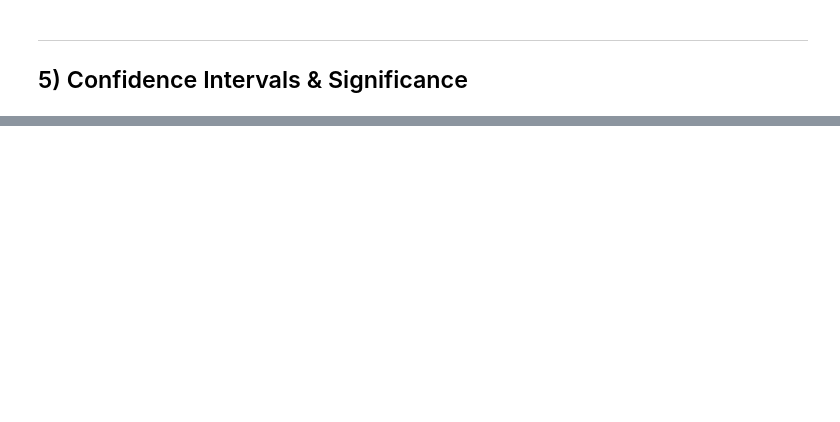
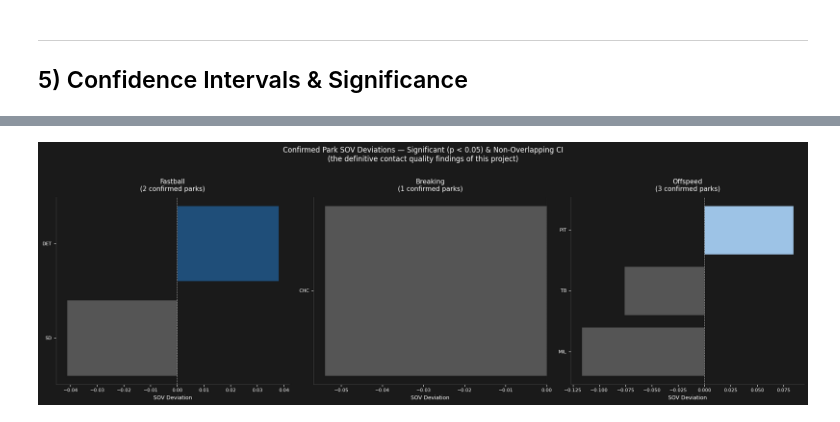
Before and after one commit to brycemgelarden/MLB_Ballpark_Factor_Analysis, a Jupyter notebook: notebooks/06_contact_quality_by_pitch.ipynb, the cells around one changed output, grey strips where cells are left out. Drawn from its saved outputs; the diff is of its cells as text; code cells hidden in the pictures; blank space fills up the shorter version.

```diff
--- a/notebooks/06_contact_quality_by_pitch.ipynb
+++ b/notebooks/06_contact_quality_by_pitch.ipynb
@@ -378,0 +551,43 @@ ___
+# %%
+fig, axes = plt.subplots(1, 3, figsize=(18, 6))
+
+for ax, cat in zip(axes, ["Fastball", "Breaking", "Offspeed"]):
+    subset = (
+        confirmed[confirmed["pitch_category"] == cat]
+        .sort_values("deviation", ascending=True)
+    )
+
+    if len(subset) == 0:
+        ax.text(0.5, 0.5, "No confirmed\nfindings",
+                ha="center", va="center", color="white", fontsize=11)
+        ax.set_facecolor("#1a1a1a")
+        ax.set_title(cat, color="white", fontsize=11)
+        ax.spines[["top", "right", "left", "bottom"]].set_visible(False)
+        continue
+
+    colors = [COLORS[cat] if v > 0 else "#555555" for v in subset["deviation"]]
+
+    ax.barh(
+        subset["park"],
+        subset["deviation"],
+        color=colors,
+        edgecolor="#1a1a1a",
+        linewidth=0.5,
+    )
+    ax.axvline(0, color="white", linewidth=0.8, linestyle="--", alpha=0.6)
+    ax.set_title(f"{cat}\n({len(subset)} confirmed parks)", color="white", fontsize=11, pad=10)
+    ax.set_xlabel("SOV Deviation", color="white", fontsize=9)
+    ax.tick_params(colors="white", labelsize=8)
+    ax.set_facecolor("#1a1a1a")
+    ax.spines[["top", "right"]].set_visible(False)
+    ax.spines[["left", "bottom"]].set_color("#444444")
+
+fig.patch.set_facecolor("#1a1a1a")
+fig.suptitle(
+    "Confirmed Park SOV Deviations — Significant (p < 0.05) & Non-Overlapping CI\n(the definitive contact quality findings of this project)",
+    color="white", fontsize=12, y=1.01
+)
+plt.tight_layout()
+plt.show()
+# %% [output]
+[figure, added]
```
Also changed, not shown: parts of 6 cells of this notebook, 2 other files.
